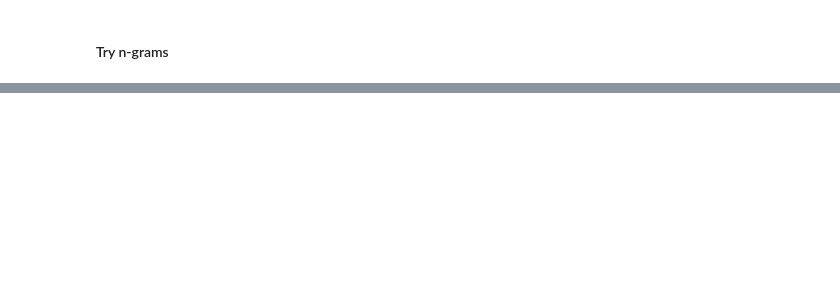
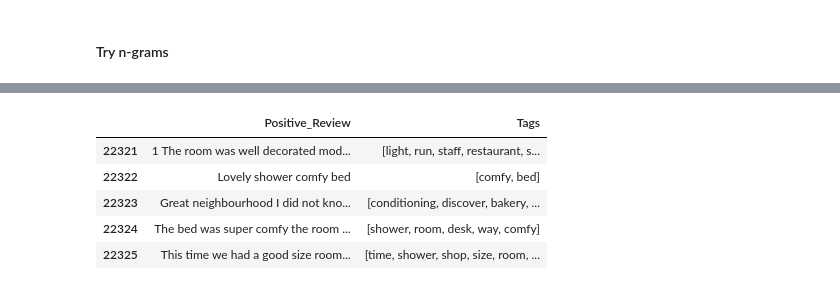
Before and after one commit to EricBaiBusiness/Luxurious-Hotel-Review, a Jupyter notebook: Final Deliverable/Recommendation System 2.0.ipynb, the cells around one changed output, grey strips where cells are left out. Saved outputs shown, nothing was run; the diff lists cells and outputs as text; code cells hidden in the pictures; blank space fills up the shorter version.

```diff
--- a/Final Deliverable/Recommendation System 2.0.ipynb
+++ b/Final Deliverable/Recommendation System 2.0.ipynb
@@ -341,0 +343,40 @@ sorted_tfidf
+# %%
+# 3-grams on stopwords_drop
+import nltk
+from nltk.util import ngrams
+from nltk import pos_tag
+from nltk.stem import WordNetLemmatizer
+nltk.download('wordnet')
+nltk.download('averaged_perceptron_tagger')
+
+
+grams = hotel_review.copy()
+grams['3-grams'] = grams['stopwords_drop'].apply(lambda x: list(ngrams(x, 3)))
+
+grams['3-grams_with_noun'] = grams['3-grams'].apply(lambda x: [gram for gram in x if any(pos.startswith('NN') for _, pos in pos_tag(gram))])
+grams['3-grams_with_noun&adj'] = grams['3-grams_with_noun'].apply(lambda x: [gram for gram in x if any(pos.startswith('JJ') for _, pos in pos_tag(gram))])
+
+def flatten_tuples(tuples_list):
+    # Use a list comprehension to iterate through each tuple in the list and each word in the tuple
+    return [word for a_tuple in tuples_list for word in a_tuple]
+
+# Apply the function to each row in the column
+grams['flattened_words'] = grams['3-grams_with_noun&adj'].apply(flatten_tuples)
+
+nltk.download('averaged_perceptron_tagger')
+
+# Function to extract nouns from a list of words
+def extract_nouns(words):
+    tagged_words = pos_tag(words)
+    return [word for word, pos in tagged_words if pos.startswith('NN')]
+
+# Apply the function to each row in the column
+grams['Nouns'] = grams['flattened_words'].apply(extract_nouns)
+grams['Unique_nouns'] = grams['Nouns'].apply(lambda x: list(set(x)))
+
+# Lemmatize the tags
+lemmatizer = WordNetLemmatizer()
+grams['Tags'] = grams['Unique_nouns'].apply(lambda x: [lemmatizer.lemmatize(tag) for tag in x])
+
+grams[col_list].head()
+# %% [output]
@@ -341,0 +394,6 @@ sorted_tfidf
+|  | Positive_Review | Tags |
+| 22321 | 1 The room was well decorated mod... | [light, run, staff, restaurant, s... |
+| 22322 | Lovely shower comfy bed | [comfy, bed] |
+| 22323 | Great neighbourhood I did not kno... | [conditioning, discover, bakery, ... |
+| 22324 | The bed was super comfy the room ... | [shower, room, desk, way, comfy] |
+| 22325 | This time we had a good size room... | [time, shower, shop, size, room, ... |
```
Also changed, not shown: parts of 16 cells of this notebook.
